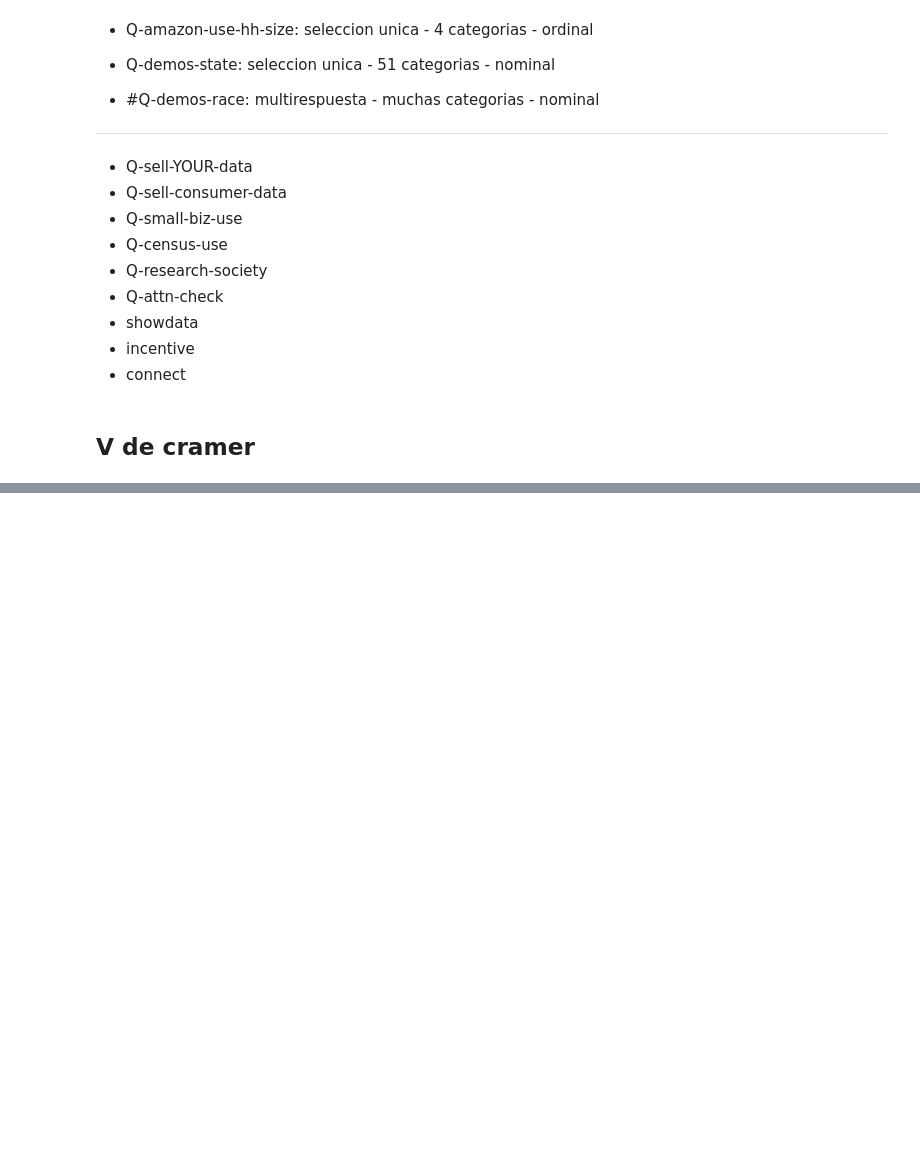
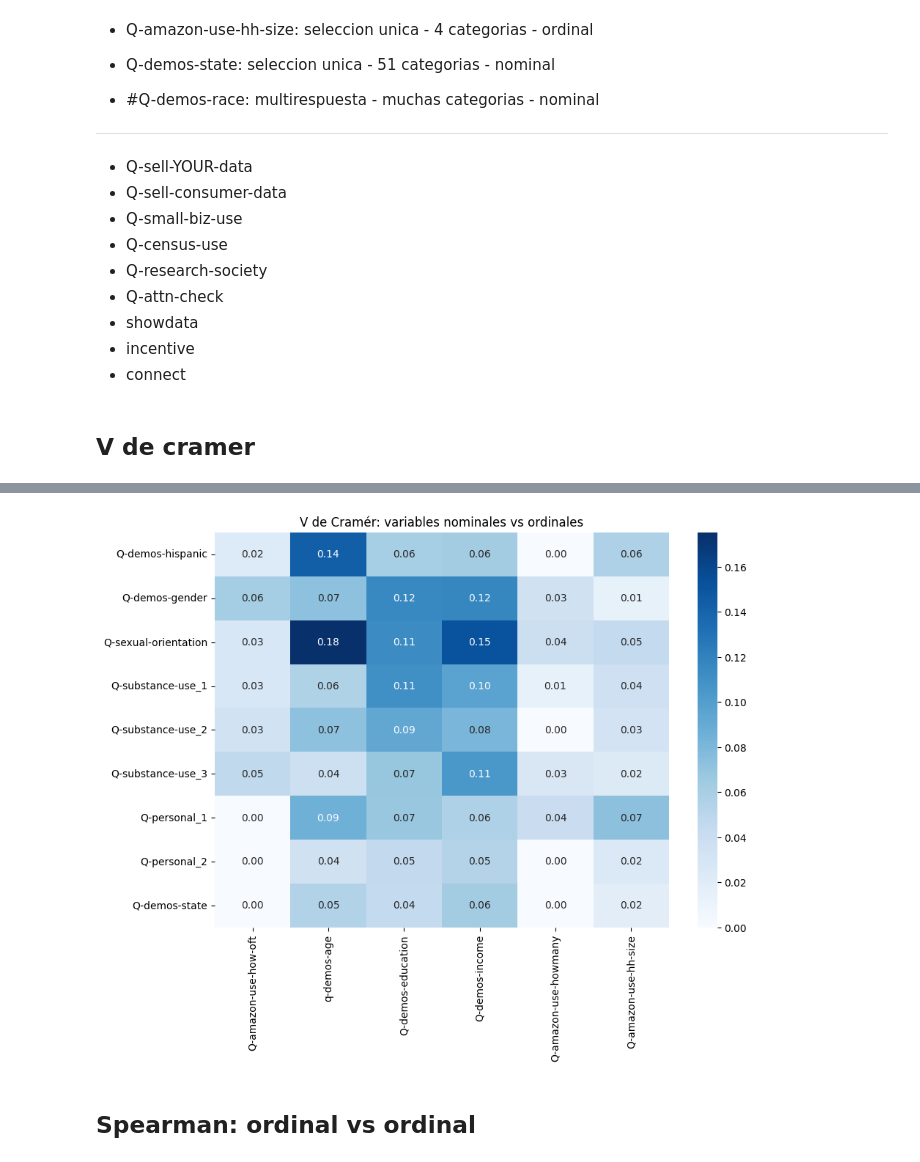
Before and after one commit to Th-msc-data-2026-ujav/Segmentacion-de-clientes-Samsung-SioW-SoW-y-Pow, a Jupyter notebook: analisis exploratorio/analisis_exploratorio.ipynb, the cells around one changed output, grey strips where cells are left out. Saved outputs shown, nothing was run; the diff lists cells and outputs as text; code cells hidden in the pictures; blank space fills up the shorter version.

```diff
--- a/analisis exploratorio/analisis_exploratorio.ipynb
+++ b/analisis exploratorio/analisis_exploratorio.ipynb
@@ -281,0 +336,18 @@ plt.show()
+# %%
+df = data_survey.copy()
+
+for col in nominal_vars + ordinal_vars:
+    df[col] = df[col].astype("category")
+# %%
+cramers_nom_ord = pd.DataFrame(
+    np.nan,
+    index=nominal_vars,
+    columns=ordinal_vars
+)
+
+for nom in nominal_vars:
+    for ord_ in ordinal_vars:
+        pair = df[[nom, ord_]].dropna()
+        cramers_nom_ord.loc[nom, ord_] = cramers_v(pair[nom], pair[ord_])
+
+print(cramers_nom_ord.round(3))
@@ -281,0 +372,12 @@ plt.show()
+# %%
+import seaborn as sns
+import matplotlib.pyplot as plt
+
+plt.figure(figsize=(10, 7))
+sns.heatmap(cramers_nom_ord.astype(float), annot=True, fmt=".2f", cmap="Blues")
+plt.title("V de Cramér: variables nominales vs ordinales")
+plt.show()
+# %% [output]
+[figure, added]
+# %% [markdown]
+## Spearman: ordinal vs ordinal
```
Also changed, not shown: parts of 14 cells of this notebook.
